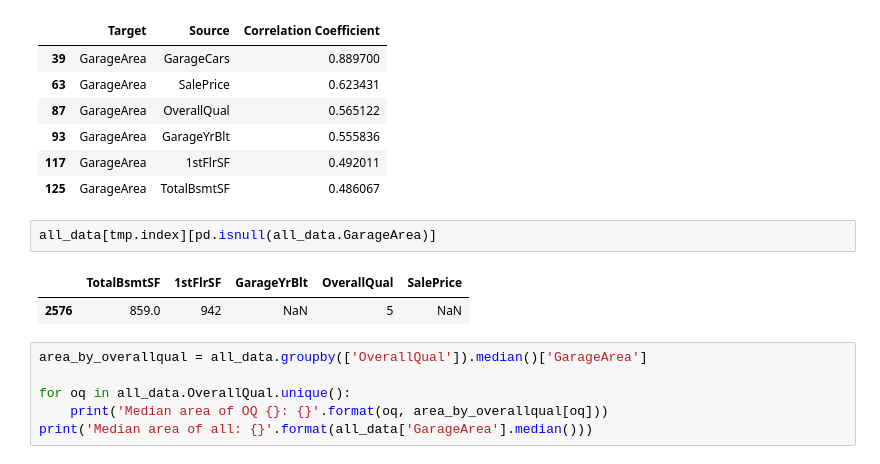
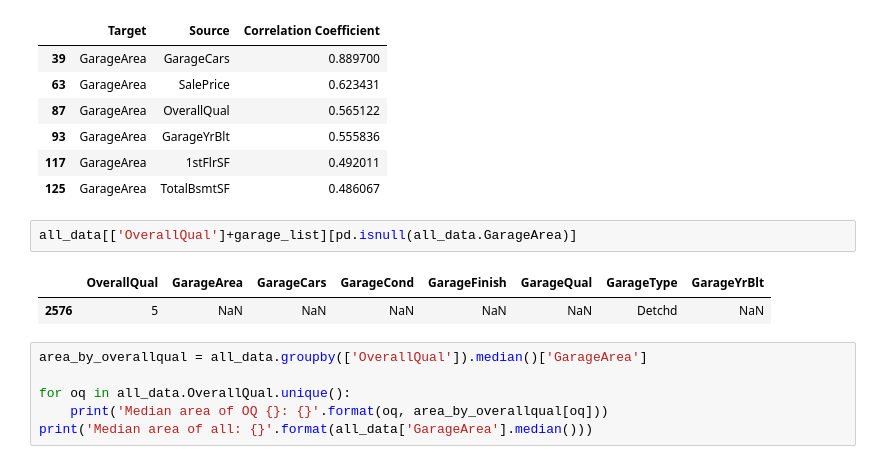
Before and after one commit to NemoHoHaloAi/Competition, a Jupyter notebook: kaggle/House-Prices/House Prices.ipynb, the cells around one changed output. Drawn from its saved outputs; the diff is of its cells as text.

```diff
--- a/kaggle/House-Prices/House Prices.ipynb
+++ b/kaggle/House-Prices/House Prices.ipynb
@@ -331,10 +332,10 @@ corr_df(all_data, 'GarageArea', 0.2)[:6]
 | 117 | GarageArea | 1stFlrSF | 0.492011 |
 | 125 | GarageArea | TotalBsmtSF | 0.486067 |
 # %%
-all_data[tmp.index][pd.isnull(all_data.GarageArea)]
+all_data[['OverallQual']+garage_list][pd.isnull(all_data.GarageArea)]
 # %% [output]
-|  | TotalBsmtSF | 1stFlrSF | GarageYrBlt | OverallQual | SalePrice |
-| 2576 | 859.0 | 942 | NaN | 5 | NaN |
+|  | OverallQual | GarageArea | GarageCars | GarageCond | GarageFinish | GarageQual | GarageType | GarageYrBlt |
+| 2576 | 5 | NaN | NaN | NaN | NaN | NaN | Detchd | NaN |
 # %%
 area_by_overallqual = all_data.groupby(['OverallQual']).median()['GarageArea']
 
```
Also changed, not shown: parts of 62 cells of this notebook, 1 other file.
